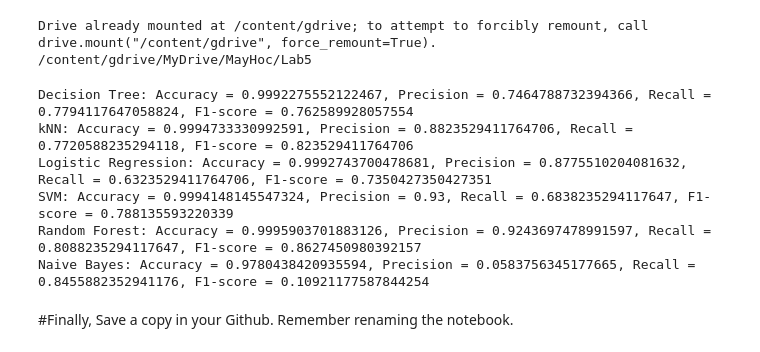
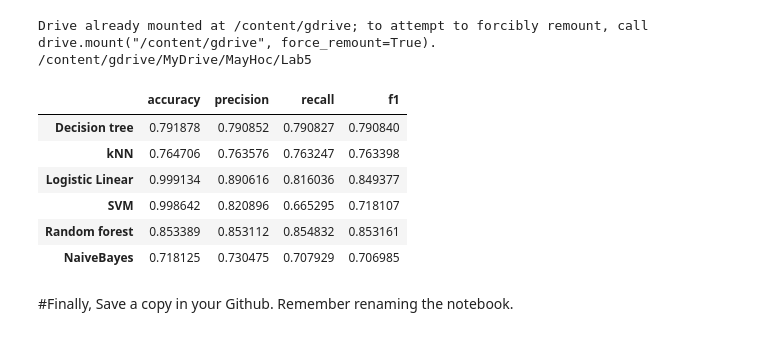
Before and after one commit to NguyenThiTrucMai/MayHoc, a Jupyter notebook: Lab_6_20130321_NguyenThiTrucMai.ipynb, the cells around one changed output. Saved outputs shown, nothing was run; the diff lists cells and outputs as text; code cells hidden in the pictures.

```diff
--- a/Lab_6_20130321_NguyenThiTrucMai.ipynb
+++ b/Lab_6_20130321_NguyenThiTrucMai.ipynb
@@ -376,33 +424 @@ y = df['Class']
 X_train, X_test, y_train, y_test = train_test_split(X, y, test_size=0.3, random_state=42)
-# %%
-# Scale the numerical features
-scaler = StandardScaler()
-num_cols = ['Time', 'Amount']
-X_train[num_cols] = scaler.fit_transform(X_train[num_cols])
-X_test[num_cols] = scaler.transform(X_test[num_cols])
-# %%
-# Train and evaluate the performance of different classification algorithms
-classifiers = {
-    'Decision Tree': DecisionTreeClassifier(),
-    'kNN': KNeighborsClassifier(),
-    'Logistic Regression': LogisticRegression(),
-    'SVM': SVC(),
-    'Random Forest': RandomForestClassifier(),
-    'Naive Bayes': GaussianNB()
-}
-
-for name, clf in classifiers.items():
-    clf.fit(X_train, y_train)
-    y_pred = clf.predict(X_test)
-    acc = accuracy_score(y_test, y_pred)
-    precision = precision_score(y_test, y_pred)
-    recall = recall_score(y_test, y_pred)
-    f1 = f1_score(y_test, y_pred)
-    print(f'{name}: Accuracy = {acc}, Precision = {precision}, Recall = {recall}, F1-score = {f1}')
-# %% [output]
-Decision Tree: Accuracy = 0.9992275552122467, Precision = 0.7464788732394366, Recall = 0.7794117647058824, F1-score = 0.762589928057554
-kNN: Accuracy = 0.9994733330992591, Precision = 0.8823529411764706, Recall = 0.7720588235294118, F1-score = 0.823529411764706
-Logistic Regression: Accuracy = 0.9992743700478681, Precision = 0.8775510204081632, Recall = 0.6323529411764706, F1-score = 0.7350427350427351
-SVM: Accuracy = 0.9994148145547324, Precision = 0.93, Recall = 0.6838235294117647, F1-score = 0.788135593220339
-Random Forest: Accuracy = 0.9995903701883126, Precision = 0.9243697478991597, Recall = 0.8088235294117647, F1-score = 0.8627450980392157
-Naive Bayes: Accuracy = 0.9780438420935594, Precision = 0.0583756345177665, Recall = 0.8455882352941176, F1-score = 0.10921177587844254
@@ -409,3 +485,21 @@ Naive Bayes: Accuracy = 0.9780438420935594, Precision = 0.0583756345177665, Reca
+# %%
+data={'accuracy':[accuracy_dt,accuracy_knn,accuracy_lr,accuracy_svm,accuracy_rf,accuracy_bayes],
+      'precision':[precision_dt,precision_knn,precision_lr,precision_svm,precision_rf,precision_bayes],
+      'recall':[recall_dt,recall_knn,recall_lr,recall_svm,recall_rf,recall_bayes],
+      'f1':[f1_dt,f1_knn,f1_lr,f1_svm,f1_rf,f1_bayes]}
+
+row_labels = ['Decision tree', 'kNN','Logistic Linear', 'SVM','Random forest','NaiveBayes']
+
+dframe = pd.DataFrame(data=data,index = row_labels)
+dframe
+# %% [output]
+|  | accuracy | precision | recall | f1 |
+| Decision tree | 0.791878 | 0.790852 | 0.790827 | 0.790840 |
+| kNN | 0.764706 | 0.763576 | 0.763247 | 0.763398 |
+| Logistic Linear | 0.999134 | 0.890616 | 0.816036 | 0.849377 |
+| SVM | 0.998642 | 0.820896 | 0.665295 | 0.718107 |
+| Random forest | 0.853389 | 0.853112 | 0.854832 | 0.853161 |
+| NaiveBayes | 0.718125 | 0.730475 | 0.707929 | 0.706985 |
 # %% [markdown]
 #Finally,
 Save a copy in your Github. Remember renaming the notebook.
```
Also changed, not shown: parts of 21 cells of this notebook.
